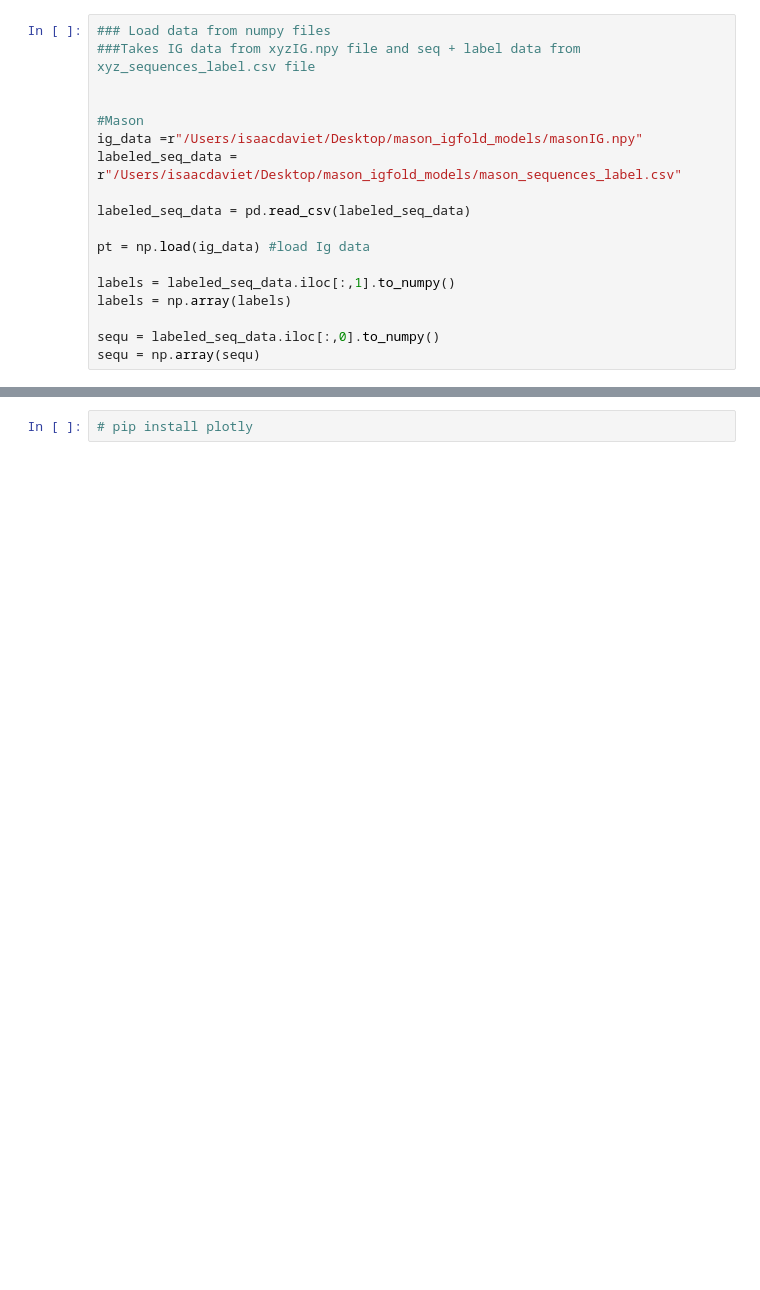
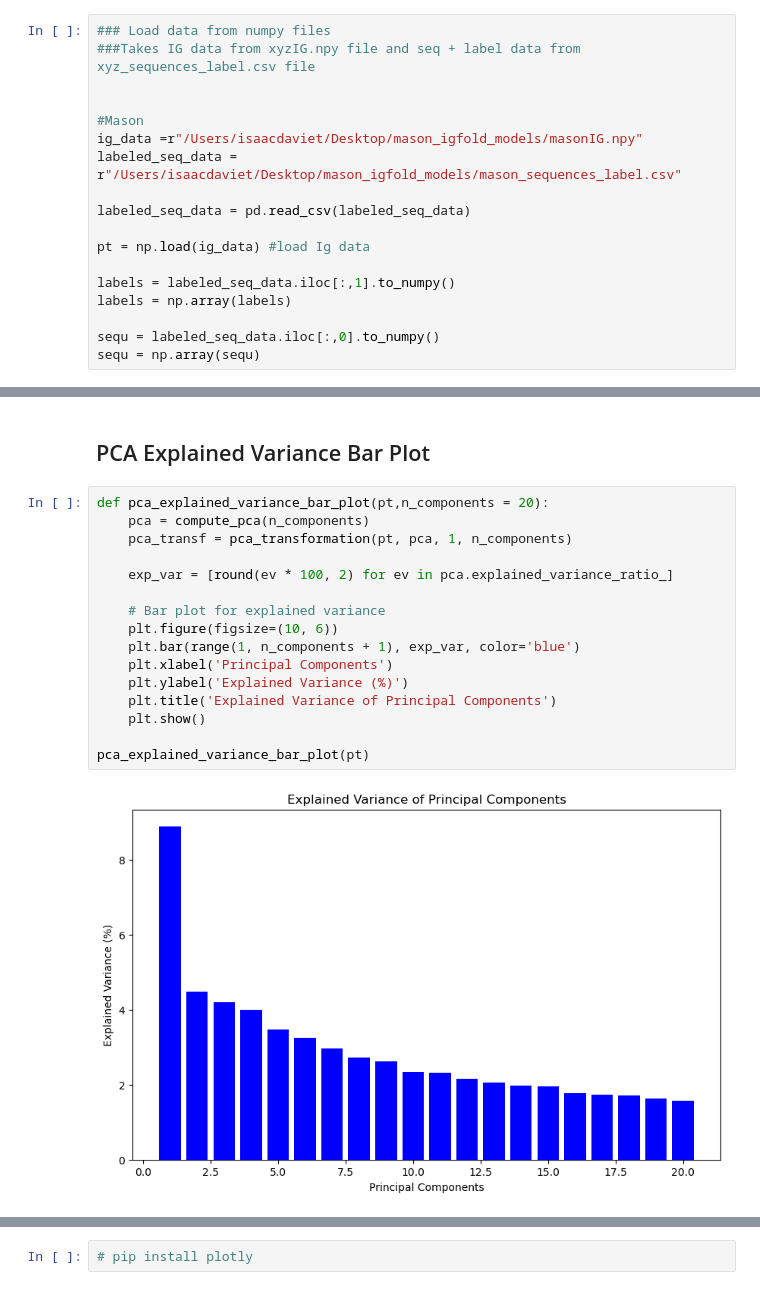
Before and after one commit to Idaviet/thesis_main, a Jupyter notebook: pca.ipynb, the cells around one changed output, grey strips where cells are left out. Saved outputs shown, nothing was run; the diff lists cells and outputs as text; blank space fills up the shorter version.

```diff
--- a/pca.ipynb
+++ b/pca.ipynb
@@ -138 +147,21 @@ def show_all_pc_combos(pt, labels, sequ, pc_no):
+# %% [markdown]
+## PCA Explained Variance Bar Plot
+# %%
+def pca_explained_variance_bar_plot(pt,n_components = 20):
+    pca = compute_pca(n_components)
+    pca_transf = pca_transformation(pt, pca, 1, n_components)
+
+    exp_var = [round(ev * 100, 2) for ev in pca.explained_variance_ratio_]
+
+    # Bar plot for explained variance
+    plt.figure(figsize=(10, 6))
+    plt.bar(range(1, n_components + 1), exp_var, color='blue')
+    plt.xlabel('Principal Components')
+    plt.ylabel('Explained Variance (%)')
+    plt.title('Explained Variance of Principal Components')
+    plt.show()
+
+pca_explained_variance_bar_plot(pt)
+# %% [output]
+[figure, added]
 # %% [markdown]
```
Also changed, not shown: parts of 32 cells of this notebook.
